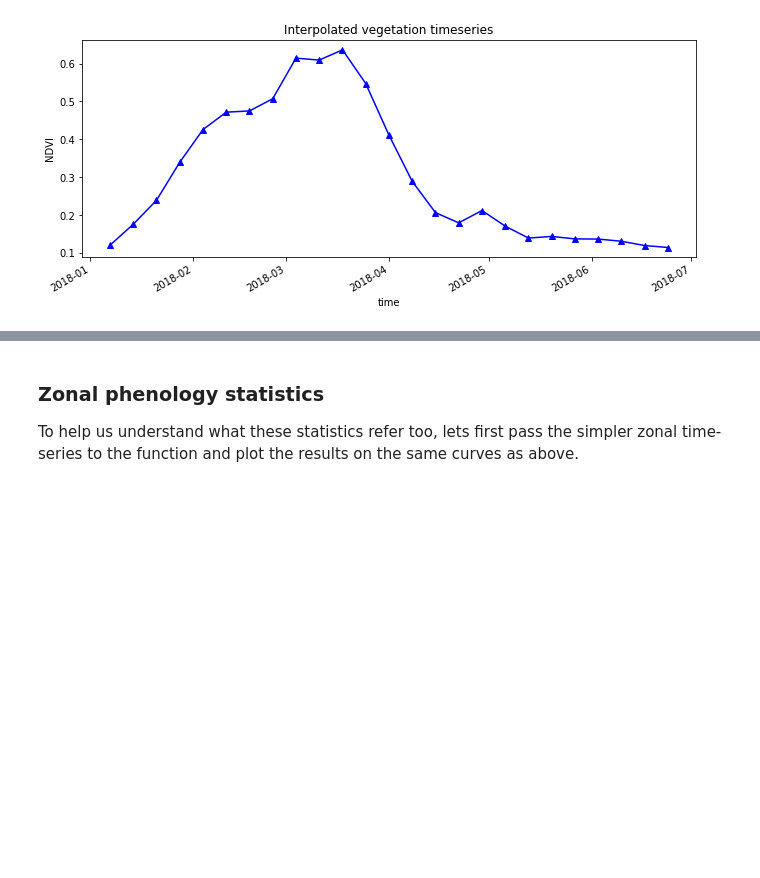
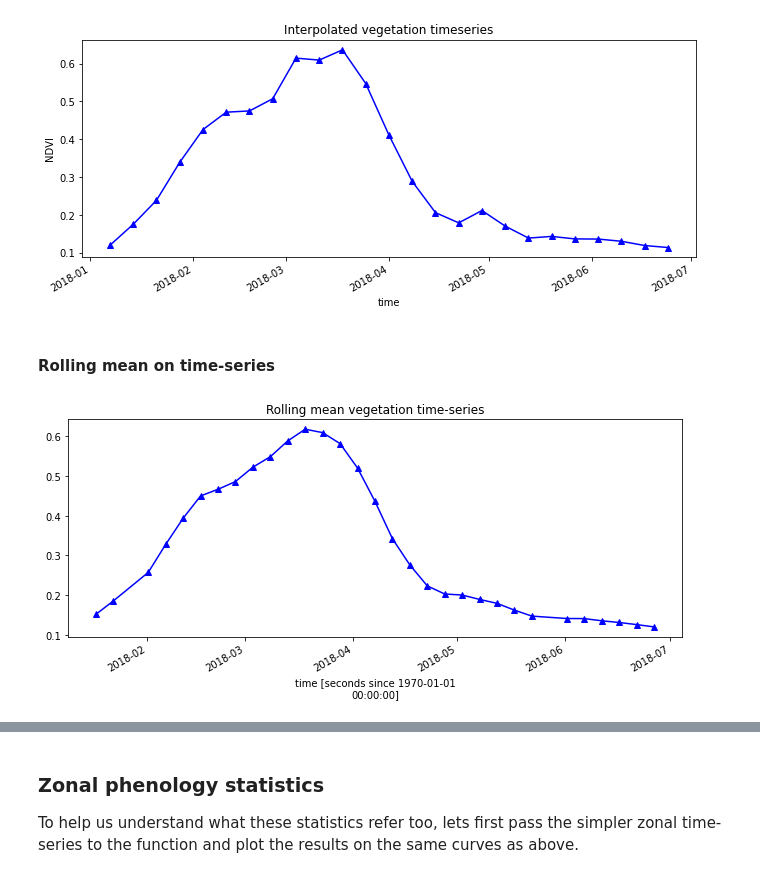
Before and after one commit to digitalearthafrica/deafrica-sandbox-notebooks, a Jupyter notebook: Real_world_examples/Vegetation_phenology.ipynb, the cells around one changed output, grey strips where cells are left out. Saved outputs shown, nothing was run; the diff lists cells and outputs as text; code cells hidden in the pictures; blank space fills up the shorter version.

```diff
--- a/Real_world_examples/Vegetation_phenology.ipynb
+++ b/Real_world_examples/Vegetation_phenology.ipynb
@@ -207,6 +222,16 @@ ndvi_interpolated.plot.line('b-^', figsize=(11,4))
 plt.title('Interpolated vegetation timeseries');
 # %% [output]
 [figure]
+# %% [markdown]
+#### Rolling mean on time-series
+# %%
+#interpolate the data
+ndvi_rolling = ndvi.mean(['x', 'y']).rolling(time=4).mean()
+#plot the interpolated data
+ndvi_rolling.plot.line('b-^', figsize=(11,4))
+plt.title('Rolling mean vegetation time-series');
+# %% [output]
+[figure, added]
 # %% [markdown]
 ## Calculate phenology statistics using `xr_phenology`
 
```
Also changed, not shown: parts of 19 cells of this notebook, 1 other file.
